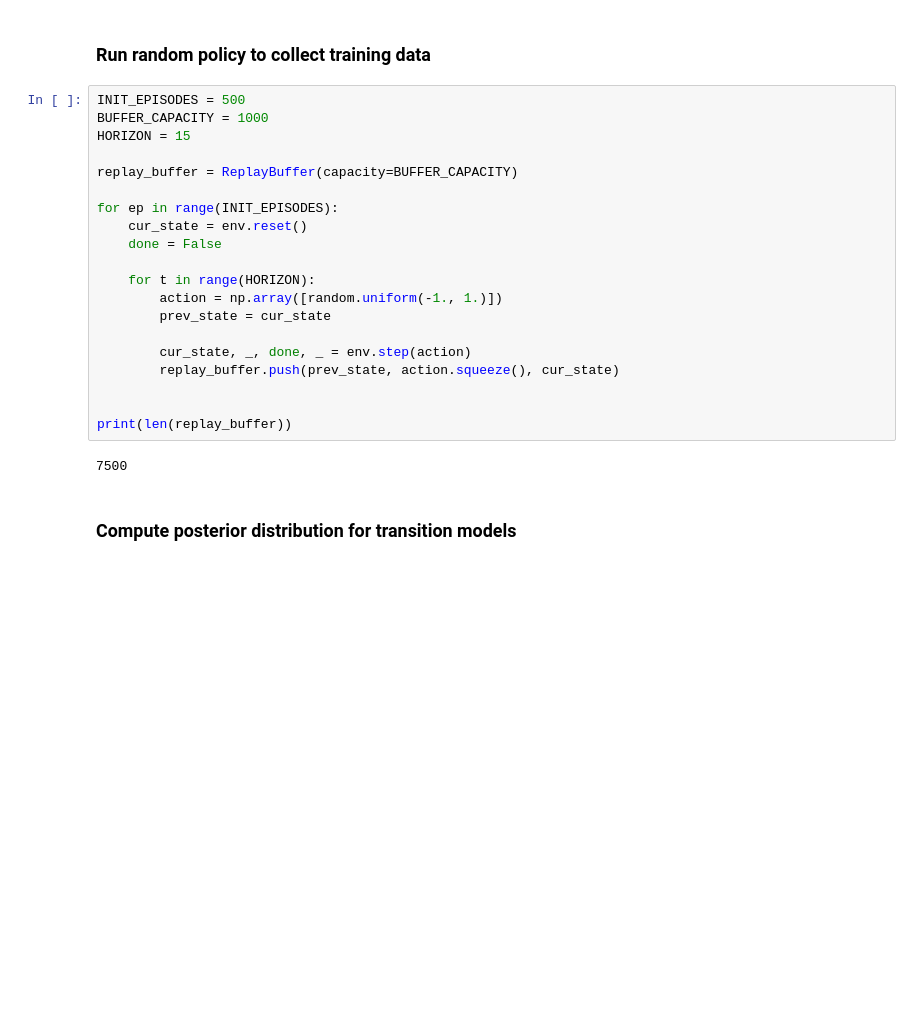
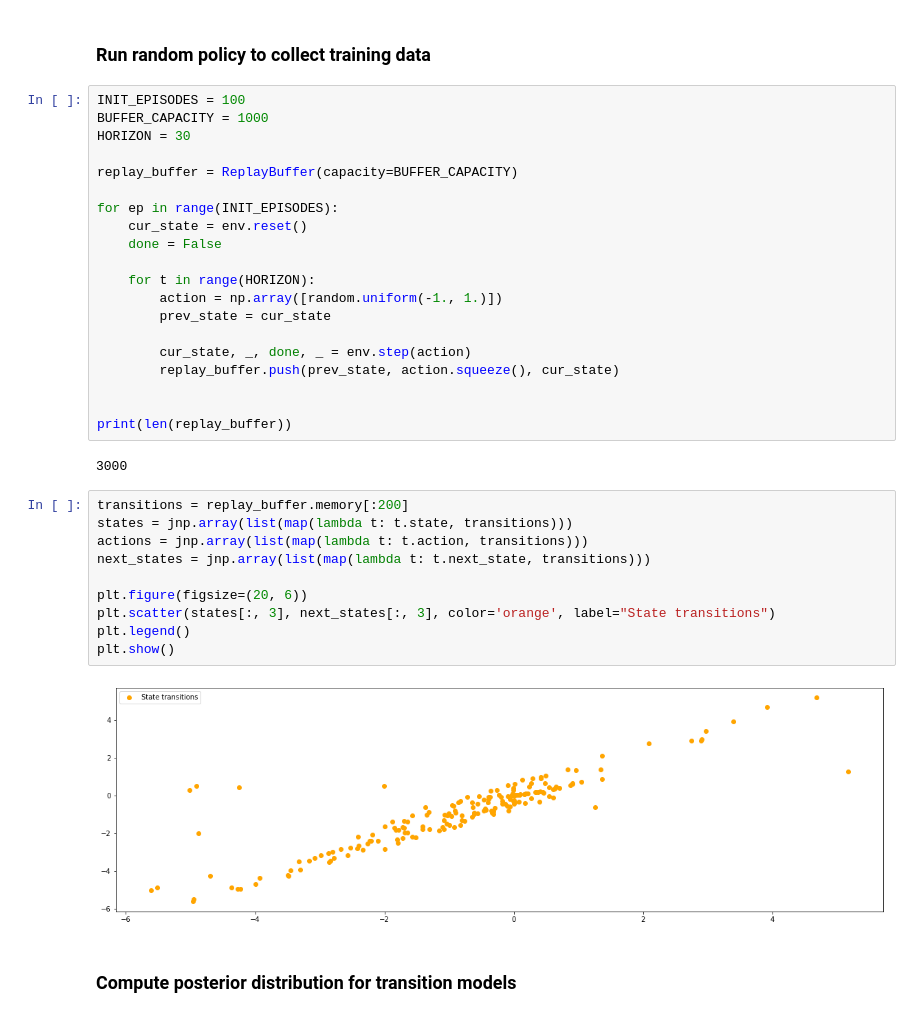
Before and after one commit to Archibald-Lafraik/pipps, a Jupyter notebook: pilco/pilco_main.ipynb, the cells around one changed output. Drawn from its saved outputs; the diff is of its cells as text; blank space fills up the shorter version.

```diff
--- a/pilco/pilco_main.ipynb
+++ b/pilco/pilco_main.ipynb
@@ -28,9 +32,9 @@ state_dim = env.observation_space.shape[0]
 # %% [markdown]
 ### Run random policy to collect training data
 # %%
-INIT_EPISODES = 500
+INIT_EPISODES = 100
 BUFFER_CAPACITY = 1000
-HORIZON = 15
+HORIZON = 30
 
 replay_buffer = ReplayBuffer(capacity=BUFFER_CAPACITY)
 
@@ -48,7 +52,19 @@ for ep in range(INIT_EPISODES):
 
 print(len(replay_buffer))
 # %% [output]
-7500
+3000
+# %%
+transitions = replay_buffer.memory[:200]
+states = jnp.array(list(map(lambda t: t.state, transitions)))
+actions = jnp.array(list(map(lambda t: t.action, transitions)))
+next_states = jnp.array(list(map(lambda t: t.next_state, transitions)))
+
+plt.figure(figsize=(20, 6))
+plt.scatter(states[:, 3], next_states[:, 3], color='orange', label="State transitions")
+plt.legend()
+plt.show()
+# %% [output]
+[figure, added]
 # %% [markdown]
 ### Compute posterior distribution for transition models
 # %%
```
Also changed, not shown: parts of 9 cells of this notebook, 8 other files.
